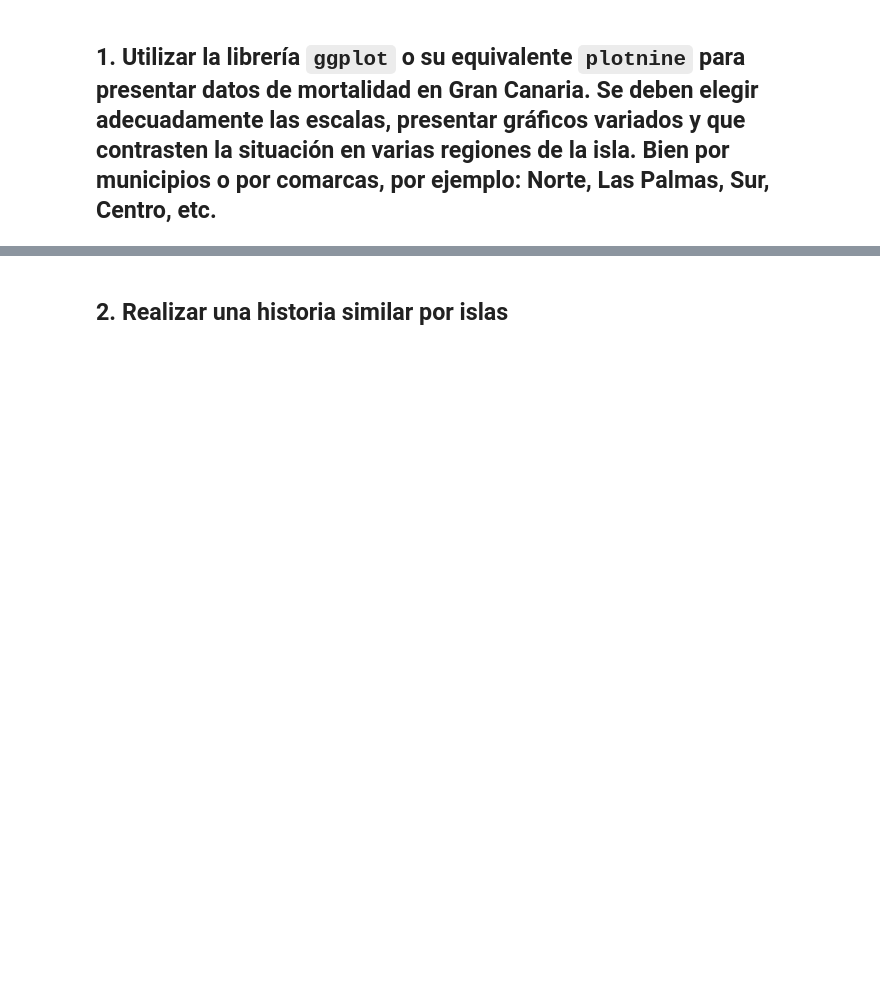
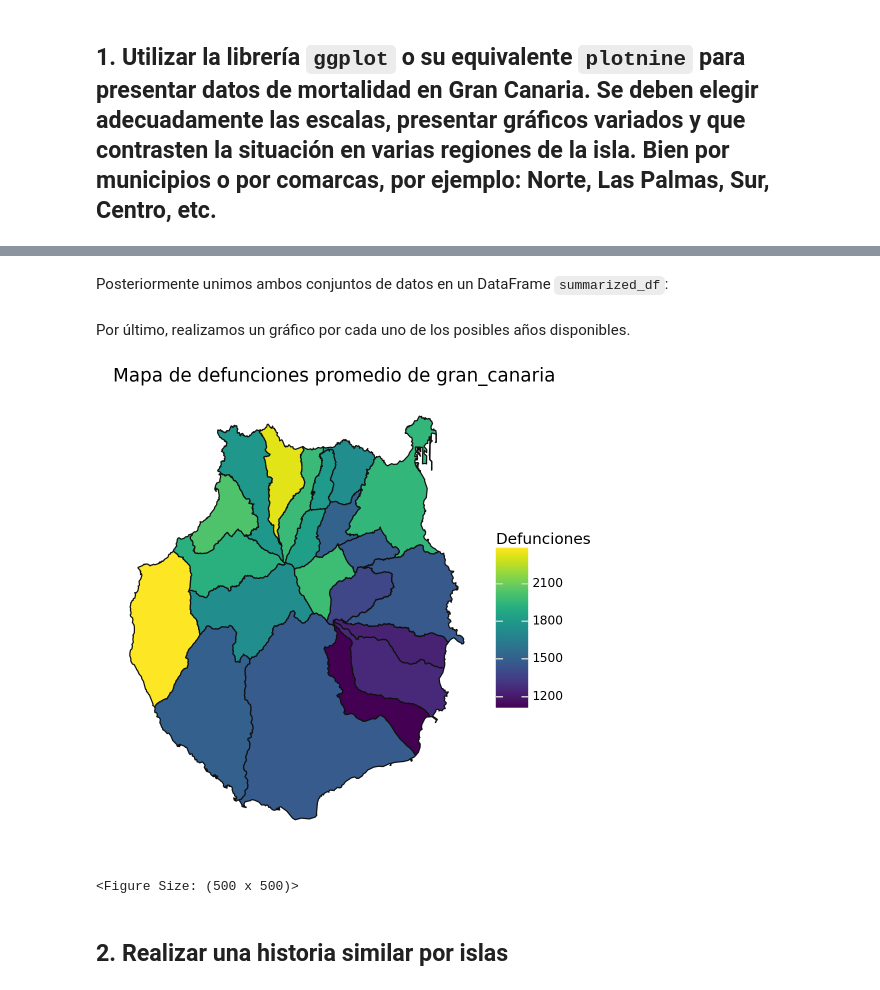
Before and after one commit to alu0101351773/VIS_practicas, a Jupyter notebook: src/jorge_cabrera_alu0101351773_comunicacion_efectiva.ipynb, the cells around one changed output, grey strips where cells are left out. Saved outputs shown, nothing was run; the diff lists cells and outputs as text; code cells hidden in the pictures; blank space fills up the shorter version.

Commit message:
gráfico de la isla terminado y notebook documentado, pendiente de ver si puedo sacar algún gráfico más

```diff
--- a/src/jorge_cabrera_alu0101351773_comunicacion_efectiva.ipynb
+++ b/src/jorge_cabrera_alu0101351773_comunicacion_efectiva.ipynb
@@ -30,0 +59,2 @@ display(df.groupby(['Municipio', 'Año']).agg({'Defunciones': 'sum'}))
+# %%
+df = df.groupby(['Municipio', 'Año']).agg({'Defunciones': 'sum'}).reset_index()
@@ -30,0 +122,4 @@ display(df.groupby(['Municipio', 'Año']).agg({'Defunciones': 'sum'}))
+# %%
+gc_code = cuisla_dictionary['gran_canaria']
+
+gc_data = canary_islands.query(f'indicadores_municipal_CUISLA == "{gc_code}"')
@@ -31,2 +166,40 @@ display(df.groupby(['Municipio', 'Año']).agg({'Defunciones': 'sum'}))
+# %%
+# Ordenamos las entradas por su indicador de municipio
+gc_data = gc_data.sort_values(by = 'indicadores_municipal_MUNICIPIO')
+
+# Asignamos los valores correctos del dataframe 'df' tras haberlas ordenado
+# también por 'Municipio'
+gc_data['indicadores_municipal_MUNICIPIO'] = df.sort_values(by = 'Municipio')['Municipio'].unique()
+# %% [markdown]
+Posteriormente unimos ambos conjuntos de datos en un DataFrame `summarized_df`:
+# %%
+summarized_df = gc_data.merge(df, how = 'left', left_on = 'indicadores_municipal_MUNICIPIO', right_on = 'Municipio').filter([
+    'indicadores_municipal_MUNICIPIO',
+    'label',
+    'indicadores_municipal_CUISLA',
+    'Año',
+    'Defunciones',
+    'geometry'
+])
+# %% [markdown]
+Por último, realizamos un gráfico por cada uno de los posibles años disponibles.
+# %%
+ISLAND = 'gran_canaria'
+
+(ggplot()
+    + geom_map(summarized_df.query(f'indicadores_municipal_CUISLA=="{cuisla_dictionary[ISLAND]}" & Año==2021'), aes(fill='Defunciones'))
+    + labs(title = f'Mapa de defunciones promedio de {ISLAND}')
+    + theme(
+        figure_size = (5, 5),
+        panel_background = element_rect(fill = 'white'),
+        axis_text_x = element_blank(),
+        axis_text_y = element_blank(),
+        axis_ticks_major_x = element_blank(),
+        axis_ticks_major_y = element_blank()
+    )
+)
+# %% [output]
+[figure, added]
+<Figure Size: (500 x 500)>
 # %% [markdown]
 ## 2. Realizar una historia similar por islas
```
Also changed, not shown: parts of 21 cells of this notebook.
